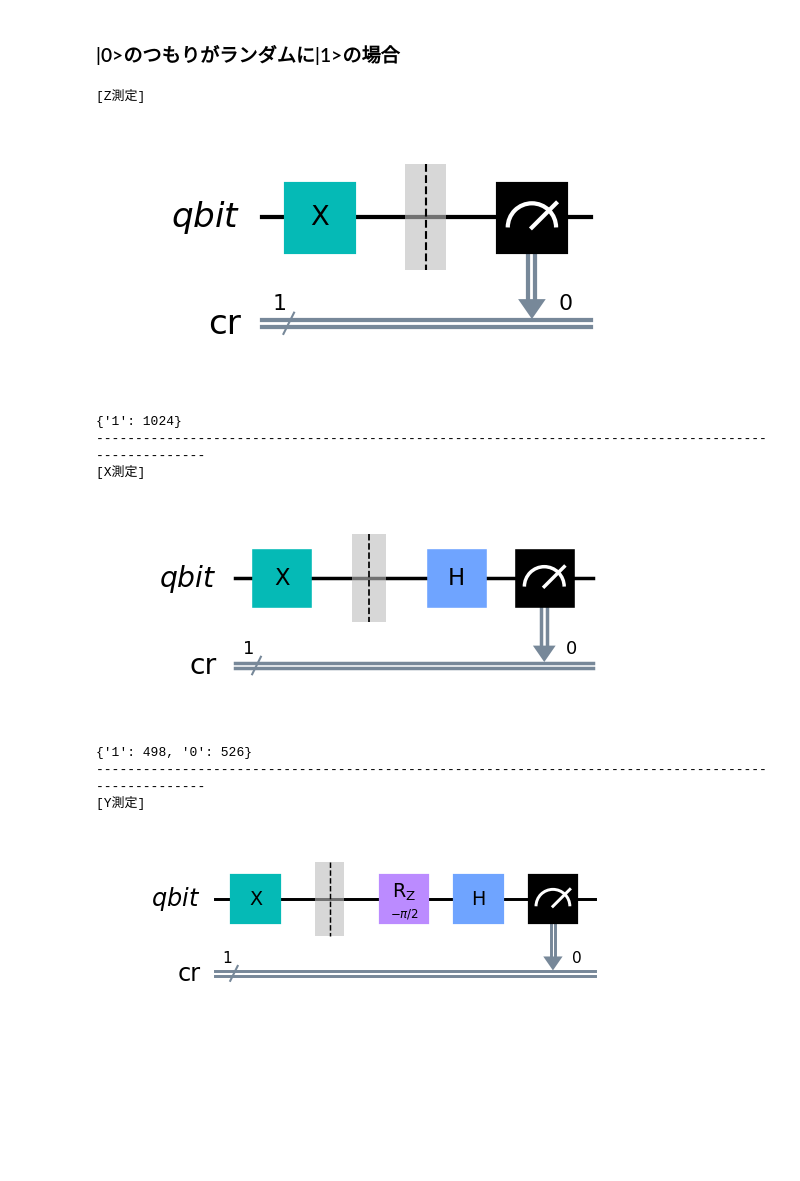
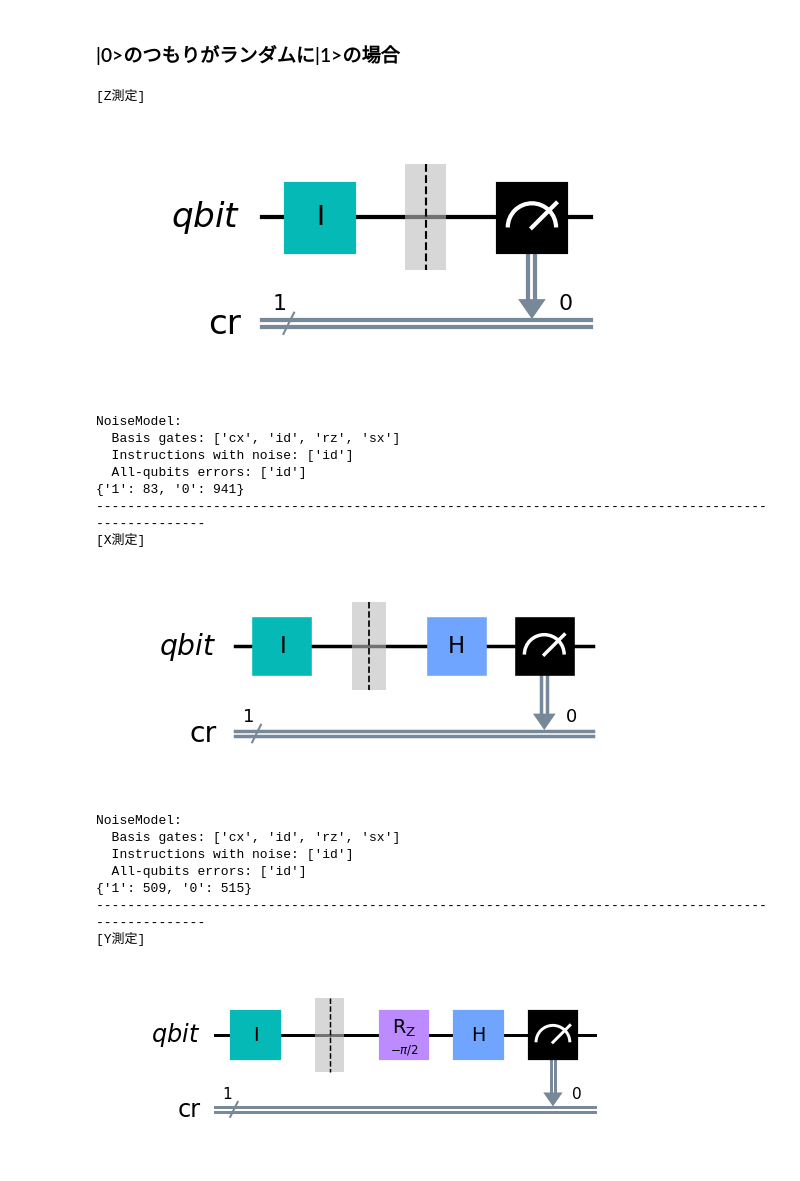
Before and after one commit to qitf/quantum-network-textbook, a Jupyter notebook: notebook/04_state_tomography.ipynb, the cells around one changed output. Drawn from its saved outputs; the diff is of its cells as text; code cells hidden in the pictures; blank space fills up the shorter version.

```diff
--- a/notebook/04_state_tomography.ipynb
+++ b/notebook/04_state_tomography.ipynb
@@ -1286,13 +1287,13 @@ fidelity: (0.98+0j)
 # %% [markdown]
 ### |0>のつもりがランダムに|1>の場合
 # %%
-err = pauli_error([('X', 0.1), ('I', 0.9)])
-
-backend = AerSimulator(noise_model=noise_thermal)
 def execute_error_circuit(qc):
-    backend = Aer.get_backend('qasm_simulator')
-    job = execute(qc, backend=backend)
-    result = job.result()
+    noise_model = NoiseModel()
+    noise_model.add_all_qubit_quantum_error(pauli_error([('X', 0.1), ('I', 0.9)]), 'id')
+    print(noise_model)
+    backend = AerSimulator(noise_model=noise_model)
+    qc_noise = transpile(qc, backend)
+    result = backend.run(qc_noise).result()
     return result
 # %%
 results = dict()
@@ -1304,7 +1305,7 @@ cr = ClassicalRegister(1, name='cr')
 qc = QuantumCircuit(qbit, cr, name='|+>')
 
 def state_preparetion(qc, qbit):
-    qc.x(qbit)
+    qc.id(qbit)
 
 def expect_state():
     state = np.asarray([[1],[0]], dtype=complex)
@@ -1317,7 +1318,7 @@ z_measure(qc, qbit, cr[0])
 
 draw_circuit(qc)
 
-result = execute_circuit(qc)
+result = execute_error_circuit(qc)
 
 count = result.get_counts()
 results['Z'] = count
@@ -1338,7 +1339,7 @@ x_measure(qc, qbit, cr[0])
 
 draw_circuit(qc)
 
-result = execute_circuit(qc)
+result = execute_error_circuit(qc)
 
 count = result.get_counts()
 results['X'] = count
@@ -1359,46 +1360,54 @@ y_measure(qc, qbit, cr[0])
 
 draw_circuit(qc)
 
-result = execute_circuit(qc)
+result = execute_error_circuit(qc)
 
 count = result.get_counts()
 results['Y'] = count
 print(count)
 plot_histogram(count)
 
 print('-' * 100)
 
 print('測定結果')
 print(results)
 
 print('-' * 100)
 
 print('トモグラフィー')
 density_tomographied = single_qubit_tomography(results)
 
 print('estimated density')
 print(density_tomographied)
 
 print('-' * 100)
 
 print('期待する密度行列')
 state_expected = expect_state()
 
 density_expected = create_density_matrix_from_statevector(state_expected)
 print(density_expected)
 
 print('-' * 100)
 print('Fidelity')
 fidelity = calc_fidelity(density_expected, density_tomographied)
 print(f'fidelity: {fidelity}')
 # %% [output]
 [Z測定]
-[figure, old version]
+[figure, new version]
-{'1': 1024}
+NoiseModel:
+  Basis gates: ['cx', 'id', 'rz', 'sx']
+  Instructions with noise: ['id']
+  All-qubits errors: ['id']
+{'1': 83, '0': 941}
 ----------------------------------------------------------------------------------------------------
 [X測定]
-[figure, old version]
+[figure, new version]
-{'1': 498, '0': 526}
+NoiseModel:
+  Basis gates: ['cx', 'id', 'rz', 'sx']
+  Instructions with noise: ['id']
+  All-qubits errors: ['id']
+{'1': 509, '0': 515}
 ----------------------------------------------------------------------------------------------------
 [Y測定]
 [figure]
```
Also changed, not shown: parts of 2 cells of this notebook.
